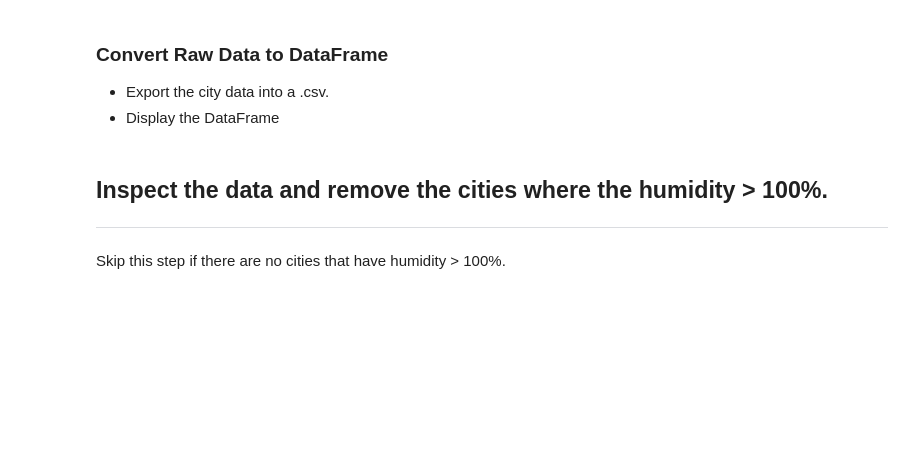
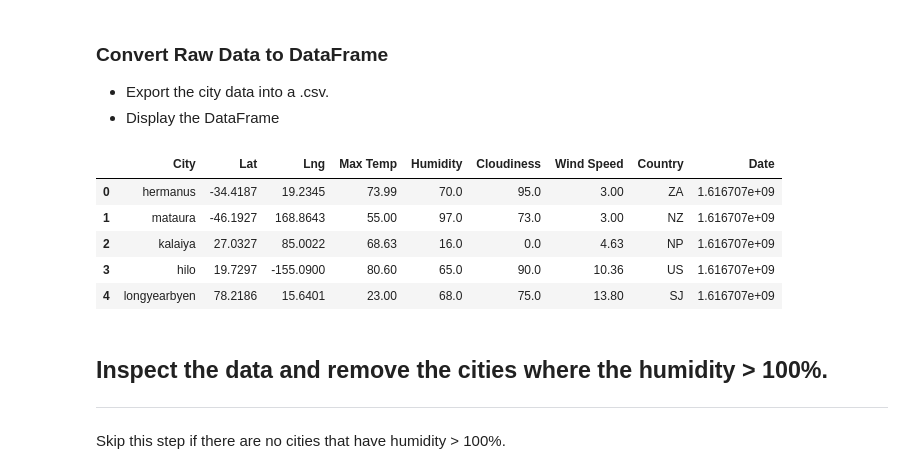
Before and after one commit to sieiden/python_api_challenge, a Jupyter notebook: WeatherPy .ipynb, the cells around one changed output. Drawn from its saved outputs; the diff is of its cells as text; code cells hidden in the pictures; blank space fills up the shorter version.

```diff
--- a/WeatherPy .ipynb
+++ b/WeatherPy .ipynb
@@ -130,14 +130,21 @@ Data Retrieval Complete
 # %%
 #clean the data frame
 clean_df = city_df
 clean_df = clean_df.replace('', np.nan)
 clean_df = clean_df.dropna()
 
 #export city data into a .csv
-clean_df.to_csv('output_data/clean_cities_data.csv', index = False, header=True)
+output_data = clean_df.to_csv('output_data/clean_cities_data.csv', index = False, header=True)
 
-# #Display the df
-# clean_df.head()
+#Display the df
+clean_df.head()
+# %% [output]
+|  | City | Lat | Lng | Max Temp | Humidity | Cloudiness | Wind Speed | Country | Date |
+| 0 | hermanus | -34.4187 | 19.2345 | 73.99 | 70.0 | 95.0 | 3.00 | ZA | 1.616707e+09 |
+| 1 | mataura | -46.1927 | 168.8643 | 55.00 | 97.0 | 73.0 | 3.00 | NZ | 1.616707e+09 |
+| 2 | kalaiya | 27.0327 | 85.0022 | 68.63 | 16.0 | 0.0 | 4.63 | NP | 1.616707e+09 |
+| 3 | hilo | 19.7297 | -155.0900 | 80.60 | 65.0 | 90.0 | 10.36 | US | 1.616707e+09 |
+| 4 | longyearbyen | 78.2186 | 15.6401 | 23.00 | 68.0 | 75.0 | 13.80 | SJ | 1.616707e+09 |
 # %% [markdown]
 ## Inspect the data and remove the cities where the humidity > 100%.
 ----
```
Also changed, not shown: parts of 4 cells of this notebook, 4 other files.
